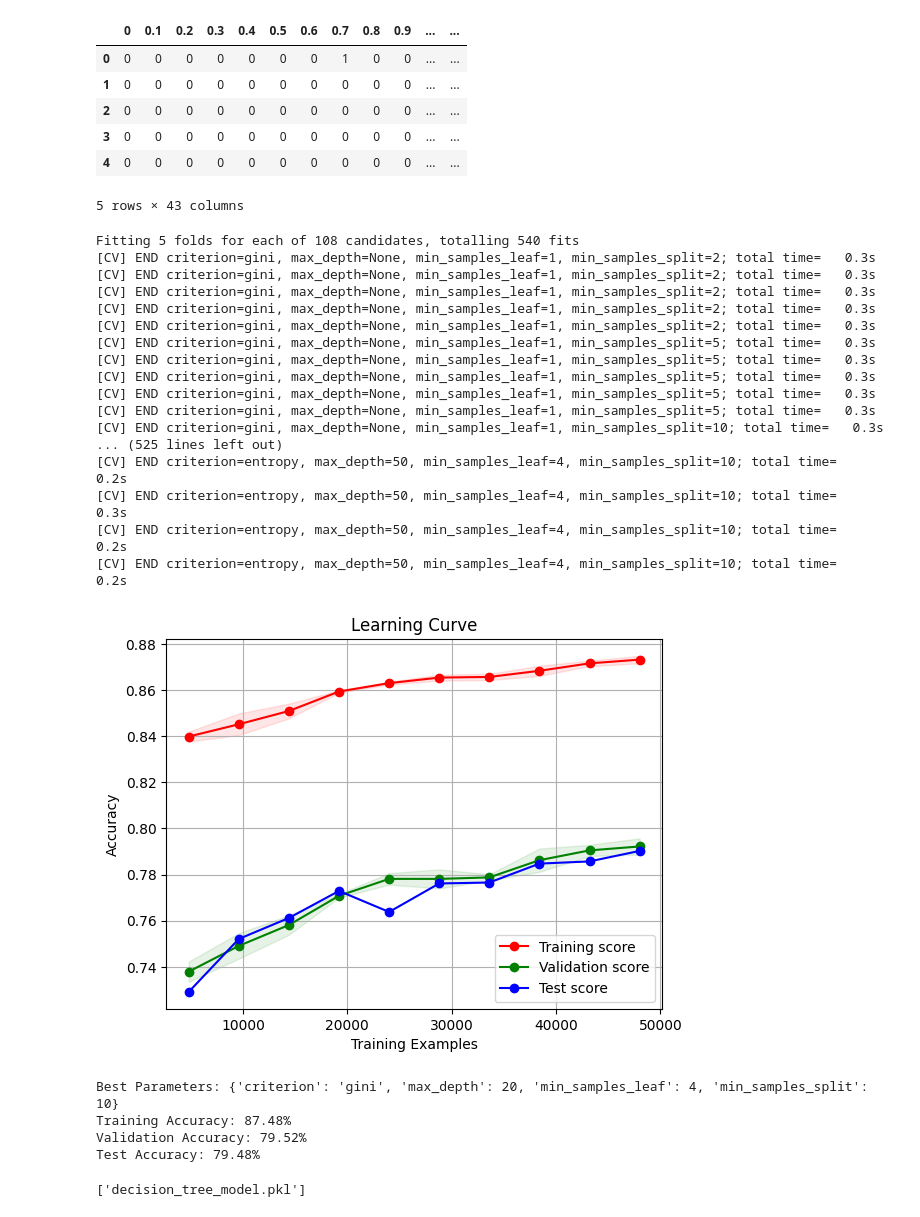
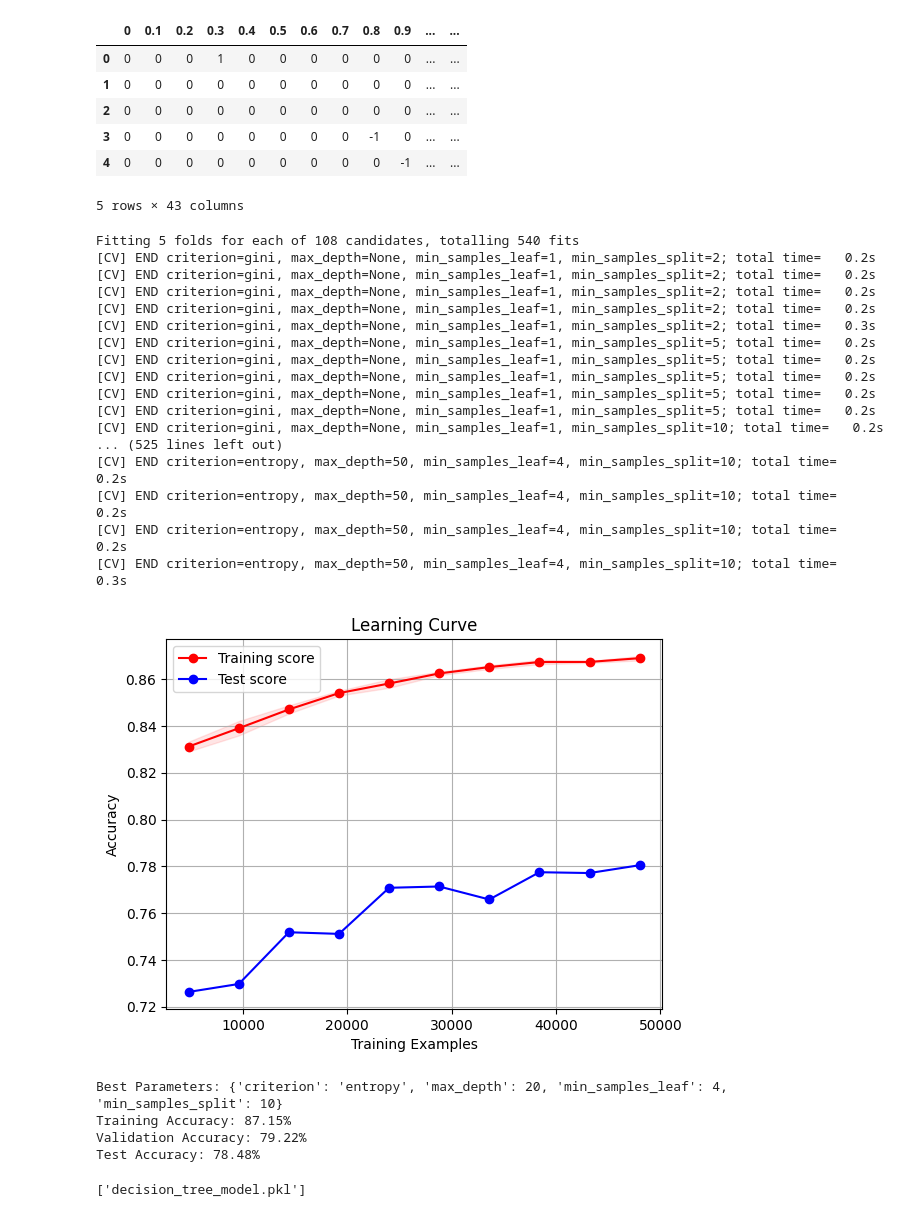
Before and after one commit to kjowak/cse-404-fs24-connect-four-bot, a Jupyter notebook: DecisionTree_Model.ipynb, the cells around one changed output. Saved outputs shown, nothing was run; the diff lists cells and outputs as text; code cells hidden in the pictures.

```diff
--- a/DecisionTree_Model.ipynb
+++ b/DecisionTree_Model.ipynb
@@ -6,17 +6,17 @@ from sklearn.model_selection import train_test_split
 from sklearn.svm import SVC
 from sklearn.metrics import accuracy_score
 # %%
-file_path = 'connect4_dataset.csv'
+file_path = 'connect4_dataset_new.csv'
 dataset = pd.read_csv(file_path)
 
 dataset.head()
 # %% [output]
 |  | 0 | 0.1 | 0.2 | 0.3 | 0.4 | 0.5 | 0.6 | 0.7 | 0.8 | 0.9 | ... | ... |
-| 0 | 0 | 0 | 0 | 0 | 0 | 0 | 0 | 1 | 0 | 0 | ... | ... |
+| 0 | 0 | 0 | 0 | 1 | 0 | 0 | 0 | 0 | 0 | 0 | ... | ... |
 | 1 | 0 | 0 | 0 | 0 | 0 | 0 | 0 | 0 | 0 | 0 | ... | ... |
 | 2 | 0 | 0 | 0 | 0 | 0 | 0 | 0 | 0 | 0 | 0 | ... | ... |
-| 3 | 0 | 0 | 0 | 0 | 0 | 0 | 0 | 0 | 0 | 0 | ... | ... |
-| 4 | 0 | 0 | 0 | 0 | 0 | 0 | 0 | 0 | 0 | 0 | ... | ... |
+| 3 | 0 | 0 | 0 | 0 | 0 | 0 | 0 | 0 | -1 | 0 | ... | ... |
+| 4 | 0 | 0 | 0 | 0 | 0 | 0 | 0 | 0 | 0 | -1 | ... | ... |
 5 rows × 43 columns
 # %%
 import numpy as np
@@ -27,7 +27,6 @@ from sklearn.tree import DecisionTreeClassifier
 from sklearn.metrics import accuracy_score
 
 
-file_path = 'connect4_dataset.csv'
 dataset = pd.read_csv(file_path)
 
 
@@ -83,51 +82,49 @@ plt.title("Learning Curve")
 plt.xlabel("Training Examples")
 plt.ylabel("Accuracy")
 plt.grid()
 
 
 plt.fill_between(train_sizes, train_scores_mean - train_scores_std, train_scores_mean + train_scores_std, alpha=0.1, color="r")
 plt.plot(train_sizes, train_scores_mean, 'o-', color="r", label="Training score")
-plt.fill_between(train_sizes, val_scores_mean - val_scores_std, val_scores_mean + val_scores_std, alpha=0.1, color="g")
-plt.plot(train_sizes, val_scores_mean, 'o-', color="g", label="Validation score")
 plt.plot(train_sizes, test_scores, 'o-', color="b", label="Test score")
 plt.legend(loc="best")
 plt.show()
 
 best_model.fit(X_train, y_train)
 
 y_test_pred = best_model.predict(X_test)
 
 train_accuracy = accuracy_score(y_train, best_model.predict(X_train))
 val_accuracy = accuracy_score(y_val, best_model.predict(X_val))
 test_accuracy = accuracy_score(y_test, y_test_pred)
 
 print(f'Best Parameters: {best_params}')
 print(f'Training Accuracy: {train_accuracy * 100:.2f}%')
 print(f'Validation Accuracy: {val_accuracy * 100:.2f}%')
 print(f'Test Accuracy: {test_accuracy * 100:.2f}%')
 # %% [output]
 Fitting 5 folds for each of 108 candidates, totalling 540 fits
+[CV] END criterion=gini, max_depth=None, min_samples_leaf=1, min_samples_split=2; total time=   0.2s
+[CV] END criterion=gini, max_depth=None, min_samples_leaf=1, min_samples_split=2; total time=   0.2s
+[CV] END criterion=gini, max_depth=None, min_samples_leaf=1, min_samples_split=2; total time=   0.2s
+[CV] END criterion=gini, max_depth=None, min_samples_leaf=1, min_samples_split=2; total time=   0.2s
 [CV] END criterion=gini, max_depth=None, min_samples_leaf=1, min_samples_split=2; total time=   0.3s
-[CV] END criterion=gini, max_depth=None, min_samples_leaf=1, min_samples_split=2; total time=   0.3s
-[CV] END criterion=gini, max_depth=None, min_samples_leaf=1, min_samples_split=2; total time=   0.3s
-[CV] END criterion=gini, max_depth=None, min_samples_leaf=1, min_samples_split=2; total time=   0.3s
-[CV] END criterion=gini, max_depth=None, min_samples_leaf=1, min_samples_split=2; total time=   0.3s
-[CV] END criterion=gini, max_depth=None, min_samples_leaf=1, min_samples_split=5; total time=   0.3s
-[CV] END criterion=gini, max_depth=None, min_samples_leaf=1, min_samples_split=5; total time=   0.3s
-[CV] END criterion=gini, max_depth=None, min_samples_leaf=1, min_samples_split=5; total time=   0.3s
-[CV] END criterion=gini, max_depth=None, min_samples_leaf=1, min_samples_split=5; total time=   0.3s
-[CV] END criterion=gini, max_depth=None, min_samples_leaf=1, min_samples_split=5; total time=   0.3s
-[CV] END criterion=gini, max_depth=None, min_samples_leaf=1, min_samples_split=10; total time=   0.3s
+[CV] END criterion=gini, max_depth=None, min_samples_leaf=1, min_samples_split=5; total time=   0.2s
+[CV] END criterion=gini, max_depth=None, min_samples_leaf=1, min_samples_split=5; total time=   0.2s
+[CV] END criterion=gini, max_depth=None, min_samples_leaf=1, min_samples_split=5; total time=   0.2s
+[CV] END criterion=gini, max_depth=None, min_samples_leaf=1, min_samples_split=5; total time=   0.2s
+[CV] END criterion=gini, max_depth=None, min_samples_leaf=1, min_samples_split=5; total time=   0.2s
+[CV] END criterion=gini, max_depth=None, min_samples_leaf=1, min_samples_split=10; total time=   0.2s
 ... (525 lines left out)
 [CV] END criterion=entropy, max_depth=50, min_samples_leaf=4, min_samples_split=10; total time=   0.2s
-[CV] END criterion=entropy, max_depth=50, min_samples_leaf=4, min_samples_split=10; total time=   0.3s
 [CV] END criterion=entropy, max_depth=50, min_samples_leaf=4, min_samples_split=10; total time=   0.2s
 [CV] END criterion=entropy, max_depth=50, min_samples_leaf=4, min_samples_split=10; total time=   0.2s
+[CV] END criterion=entropy, max_depth=50, min_samples_leaf=4, min_samples_split=10; total time=   0.3s
-[figure, old version]
+[figure, new version]
-Best Parameters: {'criterion': 'gini', 'max_depth': 20, 'min_samples_leaf': 4, 'min_samples_split': 10}
-Training Accuracy: 87.48%
-Validation Accuracy: 79.52%
-Test Accuracy: 79.48%
+Best Parameters: {'criterion': 'entropy', 'max_depth': 20, 'min_samples_leaf': 4, 'min_samples_split': 10}
+Training Accuracy: 87.15%
+Validation Accuracy: 79.22%
+Test Accuracy: 78.48%
 # %%
 import joblib
 
```
Also changed, not shown: 4 other files.
